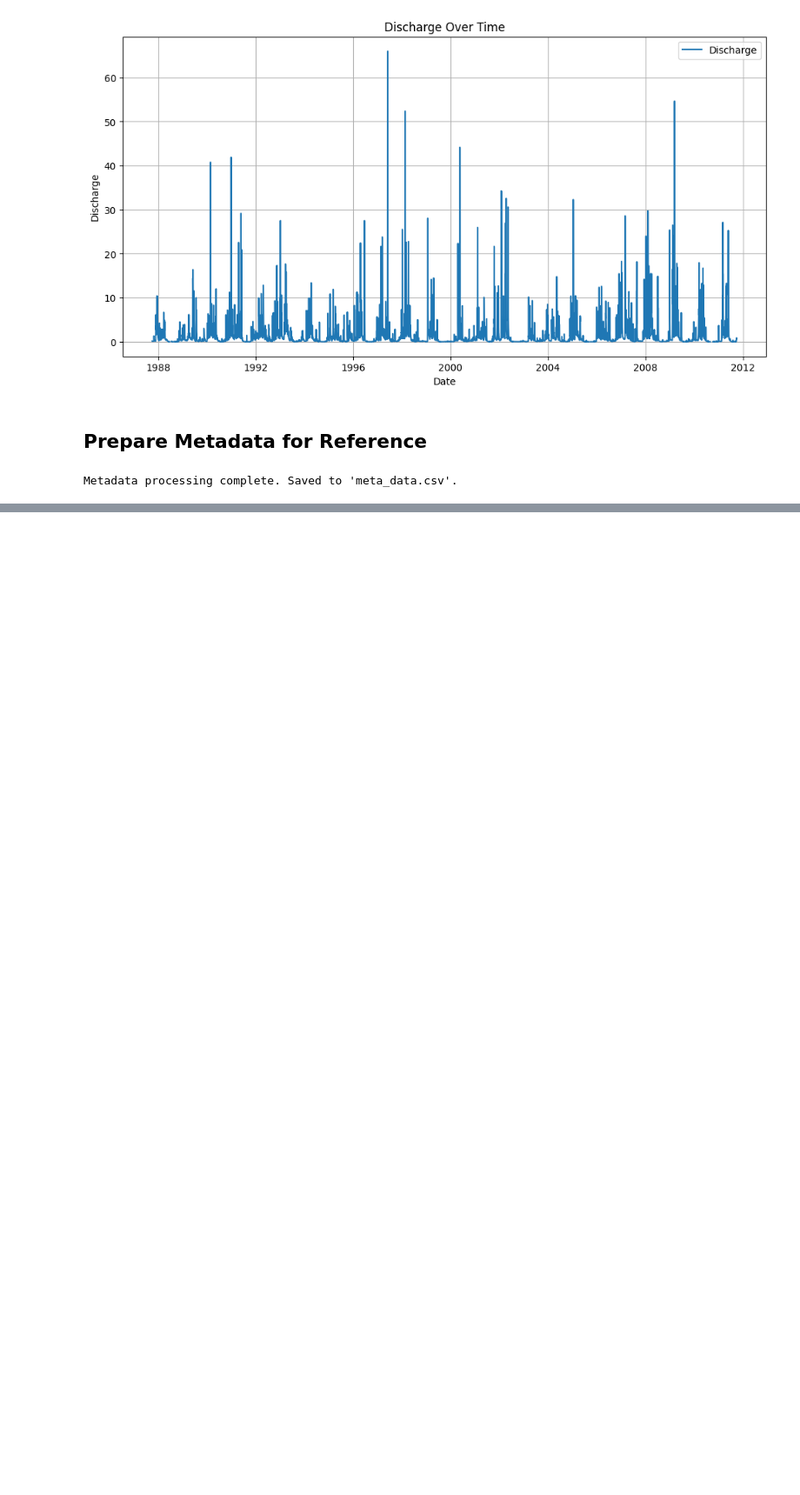
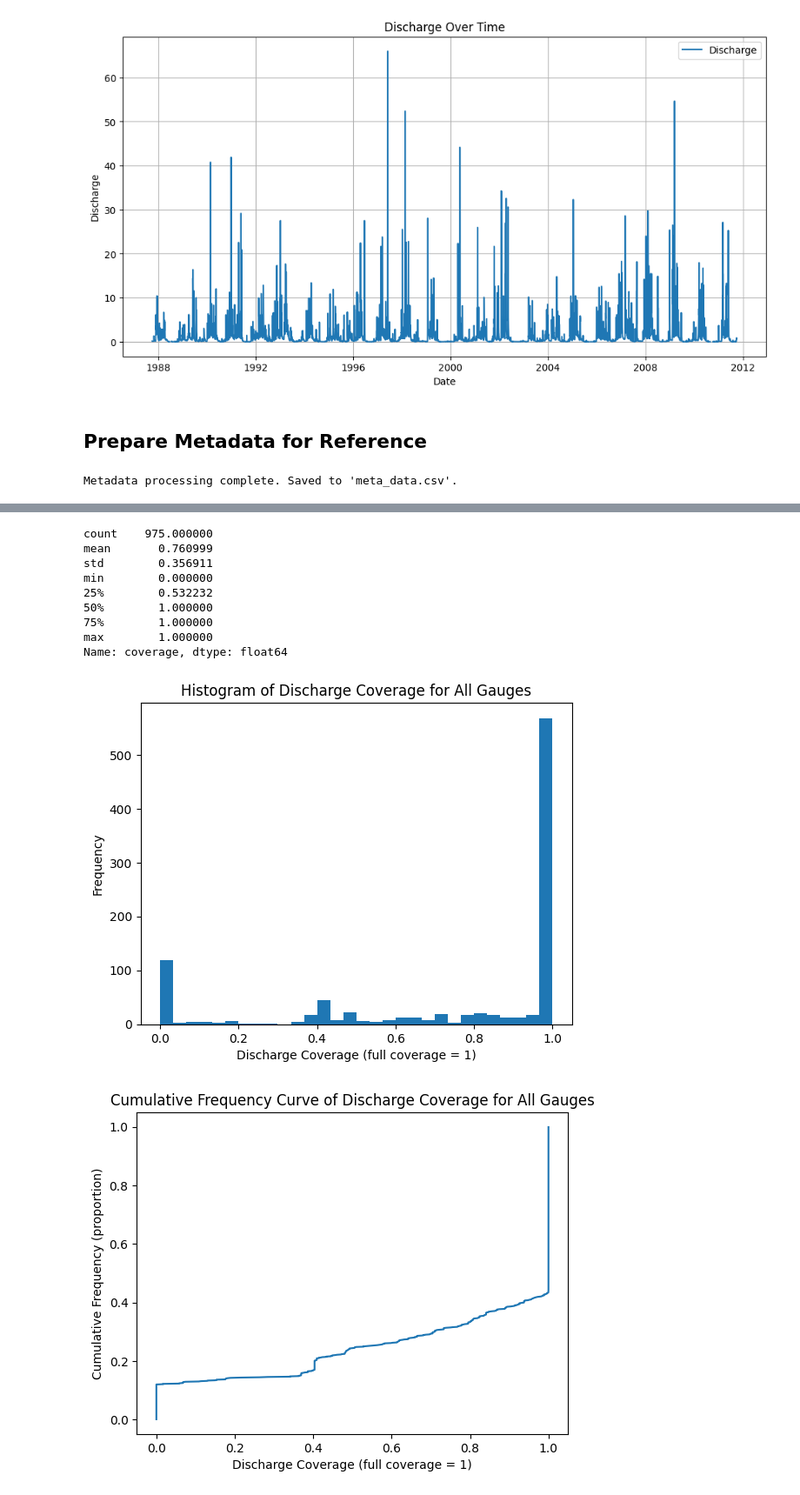
Before and after one commit to yunsupark1120/GAGEii_modeling, a Jupyter notebook: metadata/data_processing.ipynb, the cells around one changed output, grey strips where cells are left out. Shown: that part at 87% size. Saved outputs shown, nothing was run; the diff lists cells and outputs as text; code cells hidden in the pictures; blank space fills up the shorter version.

```diff
--- a/metadata/data_processing.ipynb
+++ b/metadata/data_processing.ipynb
@@ -198,0 +203,41 @@ Metadata processing complete. Saved to 'meta_data.csv'.
+# %%
+import pandas as pd
+import matplotlib.pyplot as plt
+
+# Read the metadata CSV file
+meta_df = pd.read_csv("meta_data.csv")
+
+# Display summary statistics for the 'coverage' column
+print(meta_df["coverage"].describe())
+
+# Plot the histogram of discharge coverage
+plt.hist(meta_df["coverage"], bins=30)
+plt.xlabel('Discharge Coverage (full coverage = 1)')
+plt.ylabel('Frequency')
+plt.title('Histogram of Discharge Coverage for All Gauges')
+plt.show()
+
+# Sort the coverage values in ascending order
+sorted_coverage = meta_df["coverage"].sort_values()
+
+# Calculate the cumulative frequency
+cumulative_frequency = sorted_coverage.rank(method='first') / len(sorted_coverage)
+
+# Plot the cumulative frequency curve
+plt.plot(sorted_coverage, cumulative_frequency)
+plt.xlabel('Discharge Coverage (full coverage = 1)')
+plt.ylabel('Cumulative Frequency (proportion)')
+plt.title('Cumulative Frequency Curve of Discharge Coverage for All Gauges')
+plt.show()
+# %% [output]
+count    975.000000
+mean       0.760999
+std        0.356911
+min        0.000000
+25%        0.532232
+50%        1.000000
+75%        1.000000
+max        1.000000
+Name: coverage, dtype: float64
+[figure, added]
+[figure, added]
```
Also changed, not shown: parts of 7 cells of this notebook, 1 other file.
